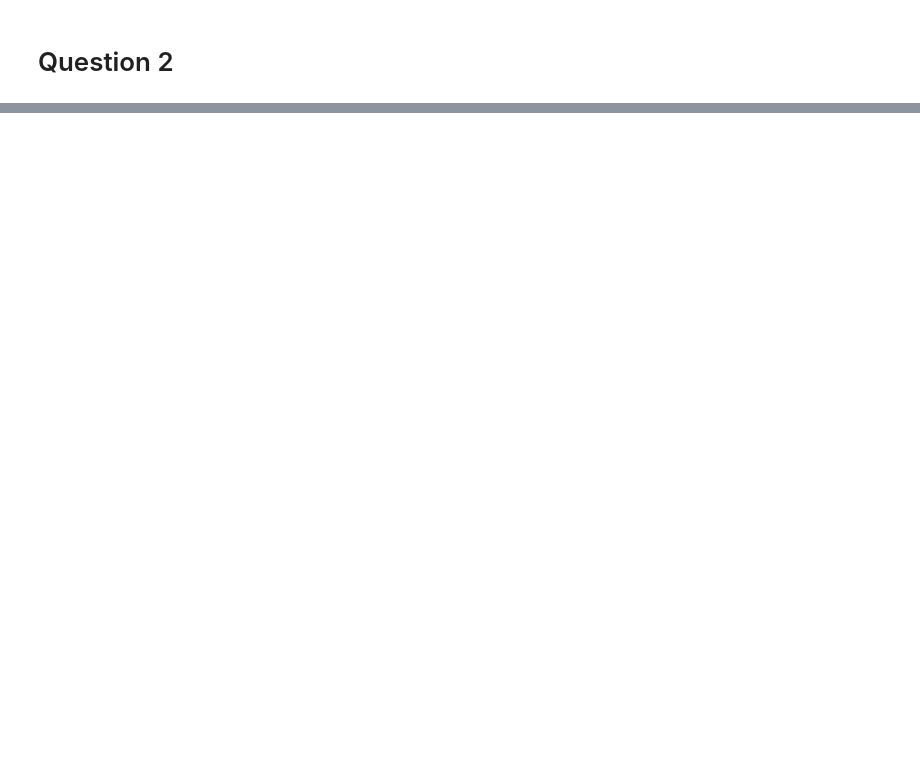
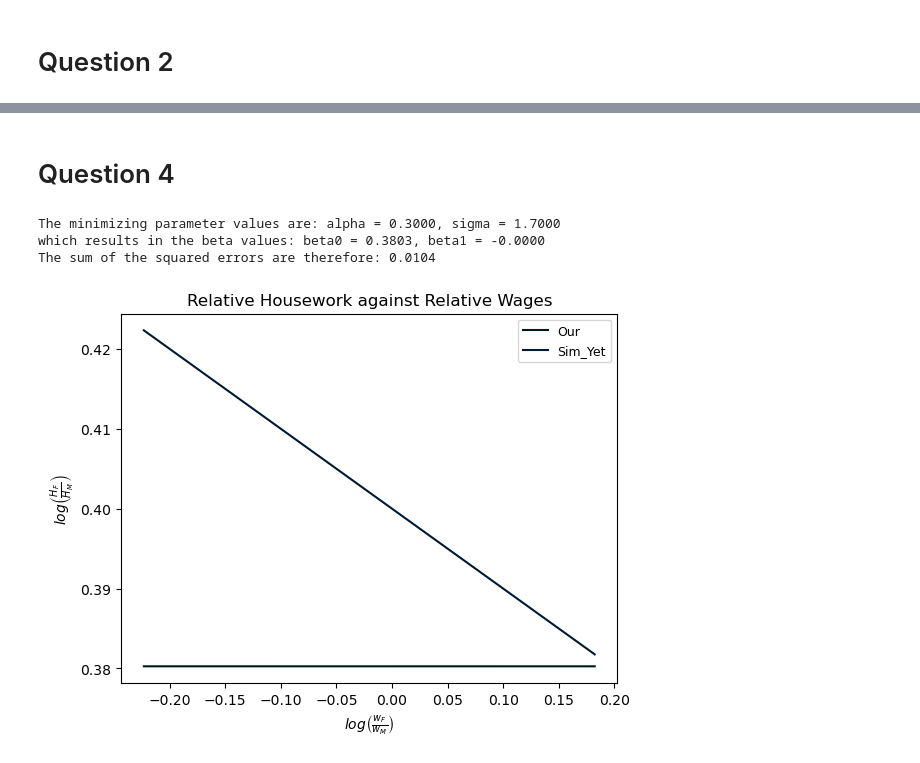
Before and after one commit to NumEconCopenhagen/projects-2023-hello-world-1, a Jupyter notebook: inauguralproject/inauguralproject.ipynb, the cells around one changed output, grey strips where cells are left out. Cells and saved outputs as stored; diff of their text form; code cells hidden in the pictures; blank space fills up the shorter version.

```diff
--- a/inauguralproject/inauguralproject.ipynb
+++ b/inauguralproject/inauguralproject.ipynb
@@ -121,0 +137,79 @@ AttributeError: 'NoneType' object has no attribute 'HF'
+# %% [markdown]
+# Question 4
+# %%
+best_res = float('inf')
+
+best_alpha = None
+best_sigma = None
+best_beta0 = None
+best_beta1 = None
+
+alpha_list = np.linspace(0.1,1,10)
+sigma_list = np.linspace(0.1,2,20)
+
+# a. run Question 3 through a for-loop with varying alpha and sigma values
+for a in alpha_list:
+    for s in sigma_list:
+        HHS = HouseholdSpecializationModelClass()
+        HHS.par.sigma = a
+        HHS.par.alpha = s
+        wflist = (0.8, 0.9, 1.0, 1.1, 1.2)
+
+        # b. create empty vectors for the independent and dependent value
+        lnwFwM_vec = np.empty(5)
+        lnHFHM_vec = np.empty(5)
+
+        # c. fill the vector
+        for i, wf1 in enumerate(wflist):
+            HHS.par.wF = wf1
+            lnwFwM = np.log(HHS.par.wF / HHS.par.wM)
+            y = HHS.solve_continue()
+            lnHFHM = np.log(y.HF / y.HM)
+            lnwFwM_vec[i] = lnwFwM
+            lnHFHM_vec[i] = lnHFHM
+        # d. run the regression
+        x = lnwFwM_vec
+        y = lnHFHM_vec
+        A = np.vstack([np.ones(x.size), x]).T
+        HHS.sol.beta0, HHS.sol.beta1 = np.linalg.lstsq(A, y, rcond=None)[0]
+        new_res = (0.4 - HHS.sol.beta0) ** 2 + (-0.1 - HHS.sol.beta1) ** 2
+        # e. check if the sum of the squared errors are smaller than the previous best estimate
+        if new_res < best_res:
+            best_res = new_res
+            best_alpha = a
+            best_sigma = s
+            best_beta0 = HHS.sol.beta0
+            best_beta1 = HHS.sol.beta1
+
+# f. print results
+print(f'The minimizing parameter values are: alpha = {best_alpha:.4f}, sigma = {best_sigma:.4f}\nwhich results in the beta values: beta0 = {best_beta0:.4f}, beta1 = {best_beta1:.4f}\nThe sum of the squared errors are therefore: {best_res:.4f}')
+
+
+# g. fill vectors to present the model values of our model and Siminski and Yetsenga (2022)
+our_values = np.empty(5)
+Sim_Yet_values = np.empty(5)
+for i, wf1 in enumerate(wflist):
+    HHS.par.wF = wf1
+    lnwFwM = np.log(HHS.par.wF / HHS.par.wM)
+    our_values[i] = best_beta0+best_beta1*np.log(wf1)
+    Sim_Yet_values[i] = 0.4-0.1*np.log(wf1)
+
+
+
+# h. create the figure
+fig = plt.figure()
+
+# i. create the plot
+ax = fig.add_subplot(1,1,1)
+
+ax.plot(lnwFwM_vec,our_values,label='Our',c=(0.,0.1,0.1)) # c is the color, the argument is the color in rgb format (in percentages of 255)
+ax.plot(lnwFwM_vec,Sim_Yet_values, label='Sim_Yet',c=(0.,0.1,0.2)) # c is the color, the argument is the color in rgb format (in percentages of 255)
+ax.set_title('Relative Housework against Relative Wages')
+ax.set_xlabel(r'$log\left(\frac{w_{F}}{w_{M}}\right)$')
+ax.set_ylabel(r'$log\left(\frac{H_{F}}{H_{M}}\right)$')
+ax.legend(loc='upper right',prop={'size':9}); # Activate legend (uses the labels in ax.plot())
+# %% [output]
+The minimizing parameter values are: alpha = 0.3000, sigma = 1.7000
+which results in the beta values: beta0 = 0.3803, beta1 = -0.0000
+The sum of the squared errors are therefore: 0.0104
+[figure, added]
```
Also changed, not shown: parts of 8 cells of this notebook.
